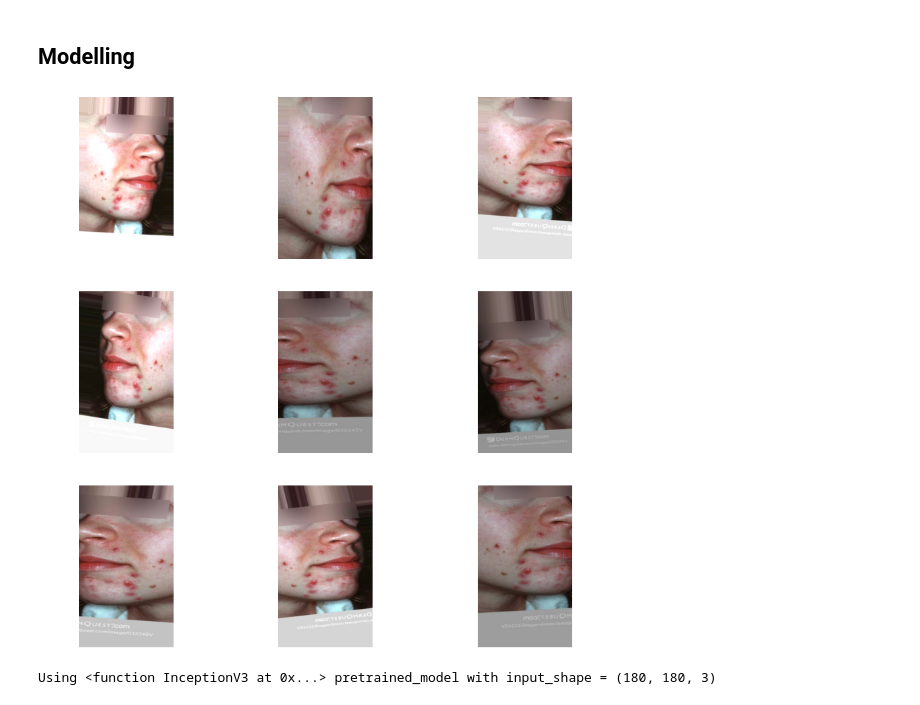
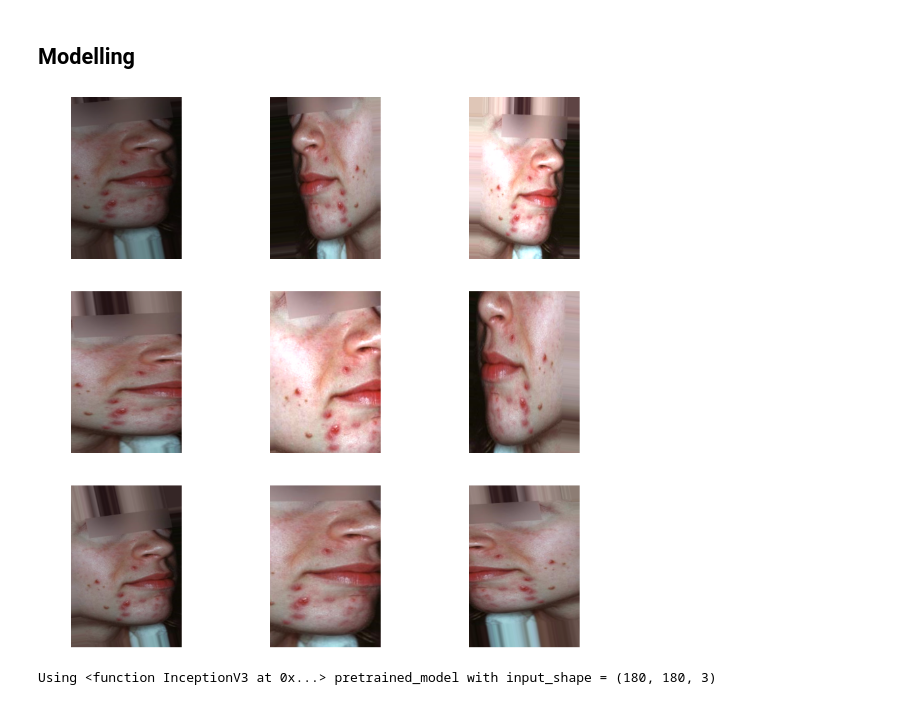
Before and after one commit to Albert-Setiawan/Capstone-Project-Machine-Learning, a Jupyter notebook: albert/SKUT Stratified K-Fold.ipynb, the cells around one changed output. Drawn from its saved outputs; the diff is of its cells as text; code cells hidden in the pictures.

```diff
--- a/albert/SKUT Stratified K-Fold.ipynb
+++ b/albert/SKUT Stratified K-Fold.ipynb
@@ -255,34 +255,35 @@ data = img_to_array(img)
 samples = expand_dims(data, 0)
 # Create image data augmentation generator
 datagen = ImageDataGenerator(            rotation_range=10,
                                          zoom_range=0.4,
                                          horizontal_flip=True,
                                          brightness_range=[0.5,1.4],
                                          width_shift_range=0.1,
                                          height_shift_range=0.1,
+                                         fill_mode='nearest'
                              )
 # prepare iterator
 it = datagen.flow(samples, batch_size=1)
 # generate samples and plot
 
 
 fig = plt.figure(figsize=(15, 15))
 plt.axis('off')
 columns = 3
 rows = 3
 
 for i in range(1, columns*rows +1):
     batch = it.next()
 
     image = batch[0].astype('uint8')
 
     fig.add_subplot(rows, columns, i)
     imgplot = plt.imshow(image)
 
     plt.axis('off')
 plt.show()
 # %% [output]
-[figure, old version]
+[figure, new version]
 # %%
 train_datagen = ImageDataGenerator(rotation_range=10,
                                    zoom_range=0.4,
```
Also changed, not shown: parts of 20 cells of this notebook.
